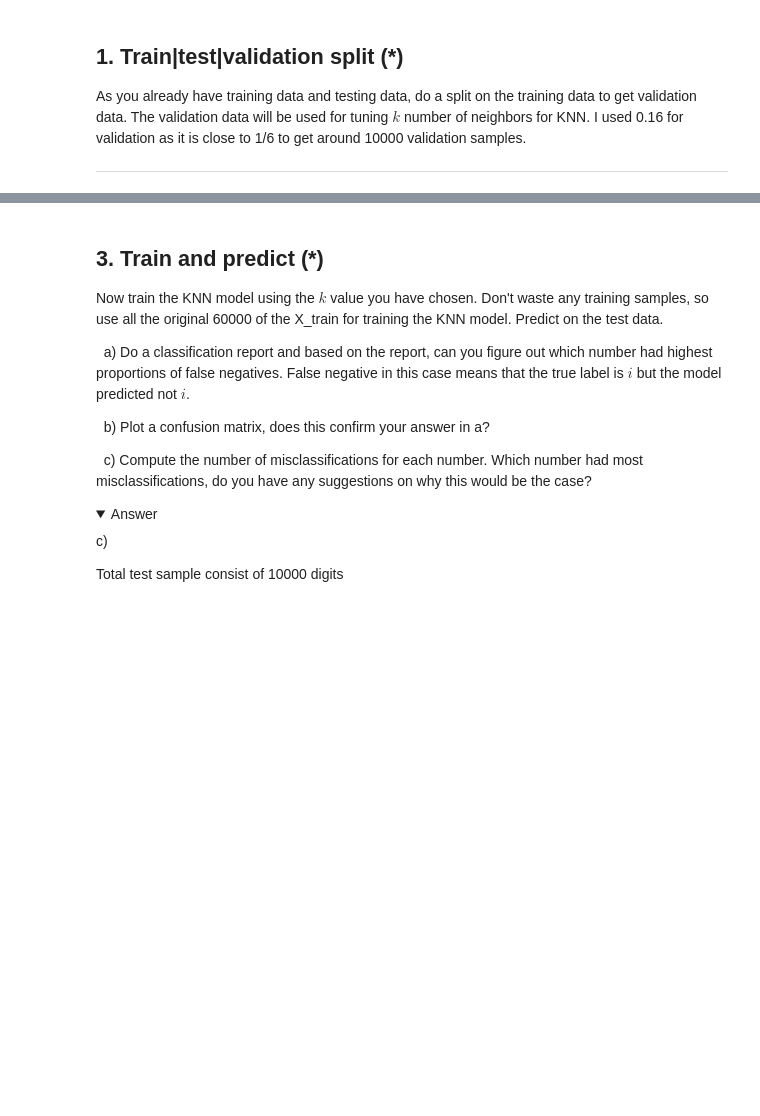
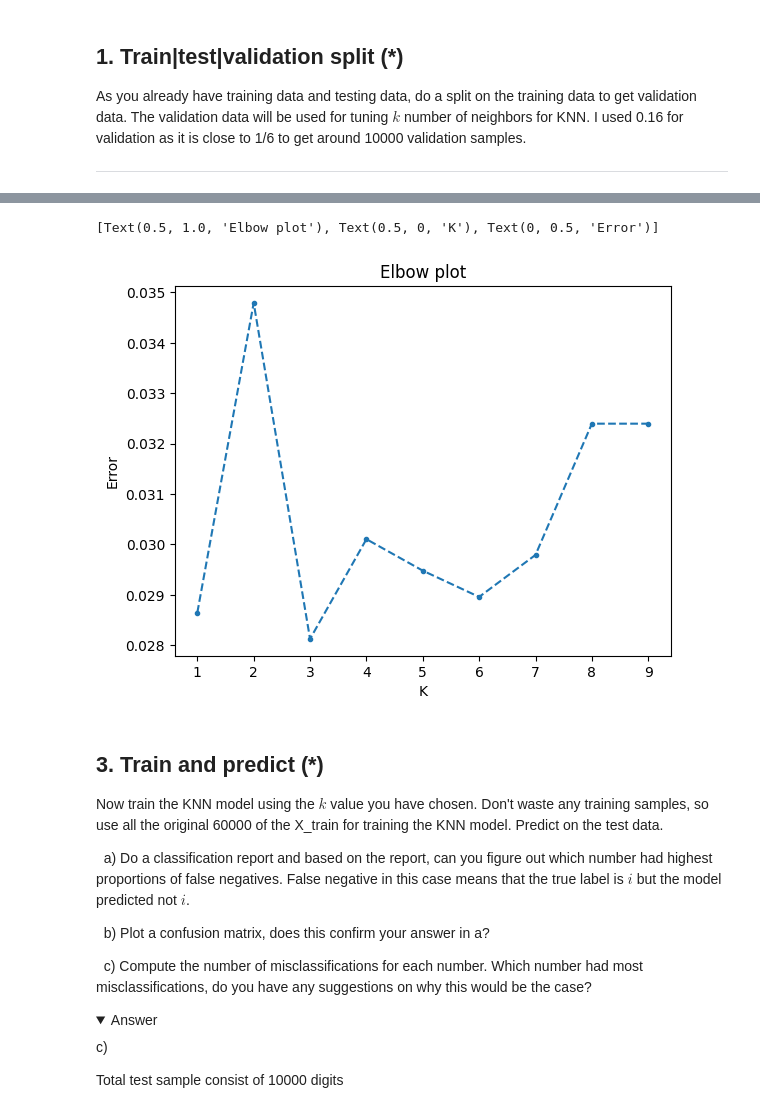
Before and after one commit to nabil0n/MachineLearning-Isak-Andersson, a Jupyter notebook: Exercises/E04_KNN.ipynb, the cells around one changed output, grey strips where cells are left out. Drawn from its saved outputs; the diff is of its cells as text; code cells hidden in the pictures; folded sections open; blank space fills up the shorter version.

```diff
--- a/Exercises/E04_KNN.ipynb
+++ b/Exercises/E04_KNN.ipynb
@@ -94,7 +127,9 @@ As you already have training data and testing data, do a split on the training d
 # %%
 from sklearn.model_selection import train_test_split
 
-X_train, X_valid, y_train, y_valid = train_test_split(X_train, y_train, test_size=0.16)
+X, y = df_x.drop('target', axis=1), df_x['target']
+
+X_train, X_valid, y_train, y_valid = train_test_split(X, y, test_size=0.16)
 
 print(X_train.shape, X_valid.shape, X_test.shape, y_train.shape, y_valid.shape, y_test.shape)
 # %% [output]
@@ -113,3 +148,19 @@ Train the models for a set of $k$-values using the training data and make predic
 </details>
 
 ---
+# %%
+from sklearn.preprocessing import StandardScaler, MinMaxScaler
+from sklearn.neighbors import KNeighborsClassifier
+
+ss = StandardScaler()
+mm = MinMaxScaler()
+
+ss_X_train = ss.fit_transform(X_train)
+ss_X_valid = ss.transform(X_valid)
+# ss_X_test = ss.transform(X_test)
+
+mm_X_train = mm.fit_transform(X_train)
+mm_X_valid = mm.transform(X_valid)
+# mm_X_test = mm.transform(X_test)
+
+ss_X_train.shape, ss_X_valid.shape, mm_X_train.shape, mm_X_valid.shape,
@@ -115,0 +169,12 @@ Train the models for a set of $k$-values using the training data and make predic
+# %%
+from sklearn.metrics import accuracy_score
+
+# error = accuracy_score(y_valid, y_hat)
+error_list = []
+
+for k in range(1, 10):
+    model_KNN = KNeighborsClassifier(n_neighbors=k)
+    model_KNN.fit(mm_X_train, y_train)
+    y_hat = model_KNN.predict(mm_X_valid)
+    error = 1-accuracy_score(y_valid, y_hat)
+    error_list.append(error)
@@ -116,3 +187,11 @@ Train the models for a set of $k$-values using the training data and make predic
+# %%
+fig, ax = plt.figure(), plt.axes()
+
+ax.plot(range(1, len(error_list)+1), error_list, "--.")
+ax.set(title="Elbow plot", xlabel="K", ylabel="Error")
+# %% [output]
+[Text(0.5, 1.0, 'Elbow plot'), Text(0.5, 0, 'K'), Text(0, 0.5, 'Error')]
+[figure, added]
 # %% [markdown]
 ## 3. Train and predict (*)
 
```
Also changed, not shown: parts of 11 cells of this notebook, 1 other file.
